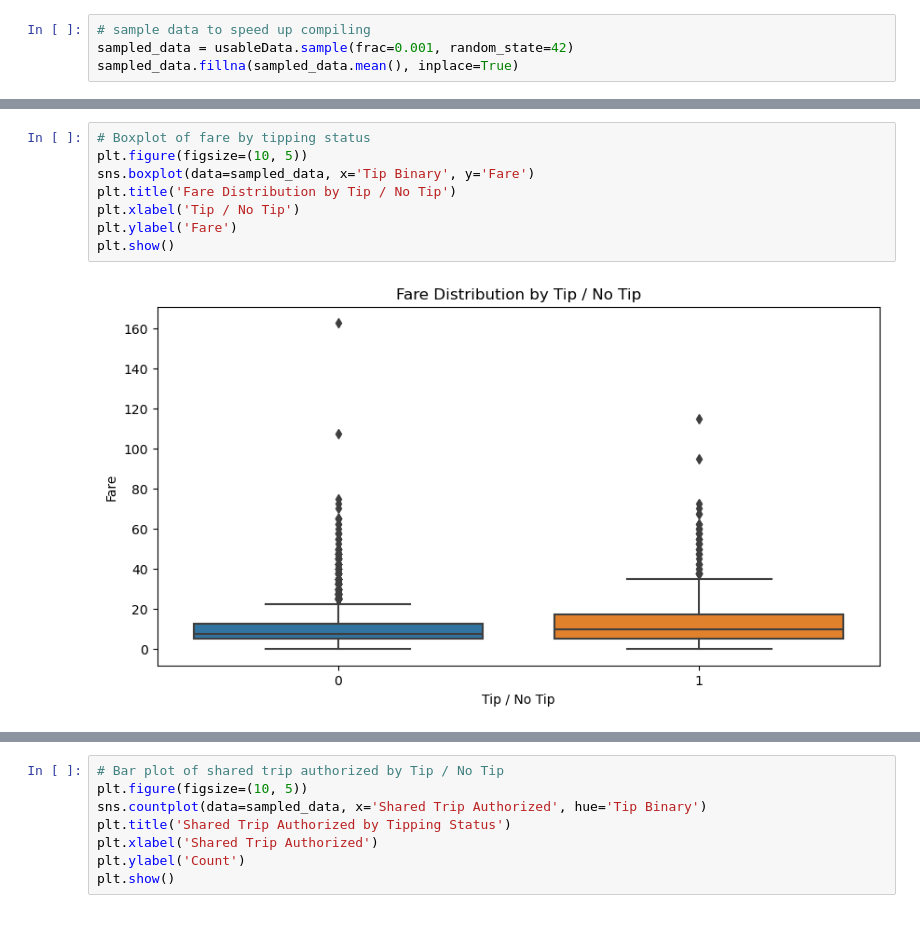
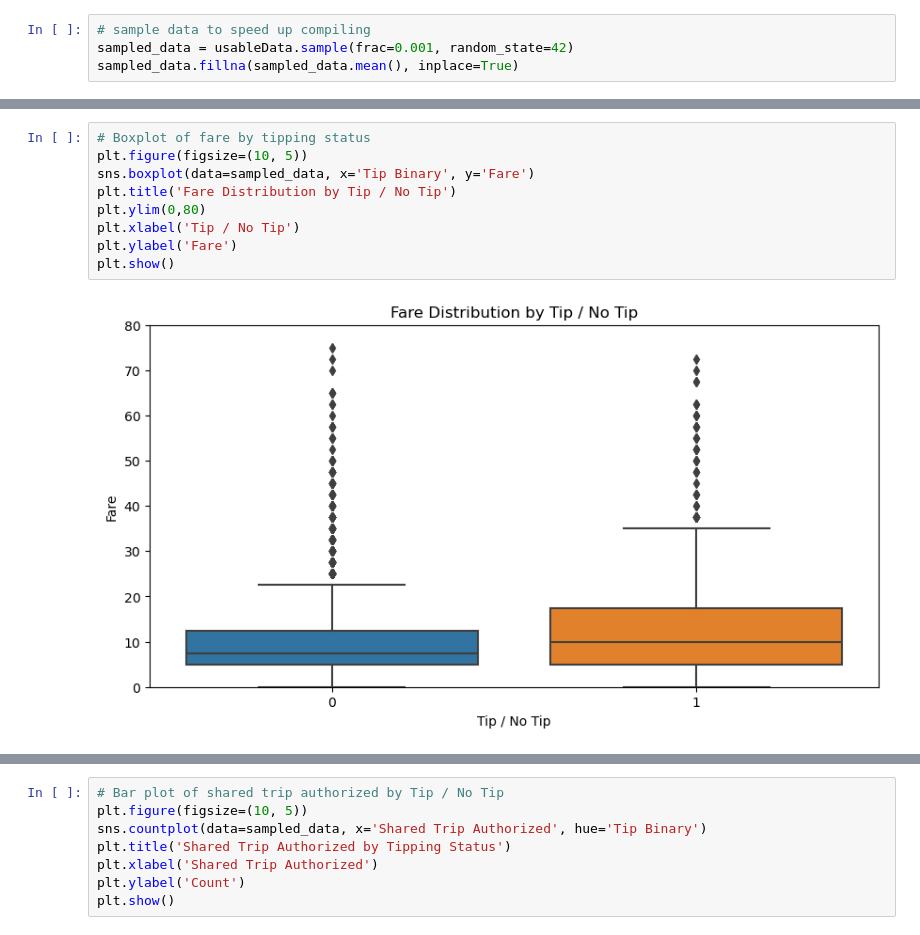
Before and after one commit to Mcha777/DSML, a Jupyter notebook: YMMMMY.ipynb, the cells around one changed output, grey strips where cells are left out. Drawn from its saved outputs; the diff is of its cells as text.

```diff
--- a/YMMMMY.ipynb
+++ b/YMMMMY.ipynb
@@ -448,10 +437,11 @@ plt.show()
 # %%
 # Boxplot of fare by tipping status
 plt.figure(figsize=(10, 5))
 sns.boxplot(data=sampled_data, x='Tip Binary', y='Fare')
 plt.title('Fare Distribution by Tip / No Tip')
+plt.ylim(0,80)
 plt.xlabel('Tip / No Tip')
 plt.ylabel('Fare')
 plt.show()
 # %% [output]
-[figure, old version]
+[figure, new version]
```
Also changed, not shown: parts of 4 cells of this notebook.
